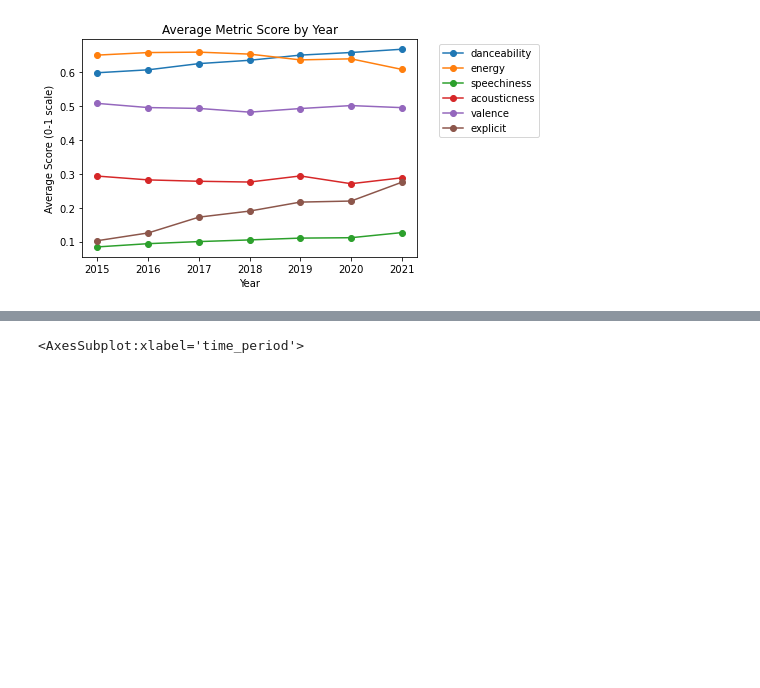
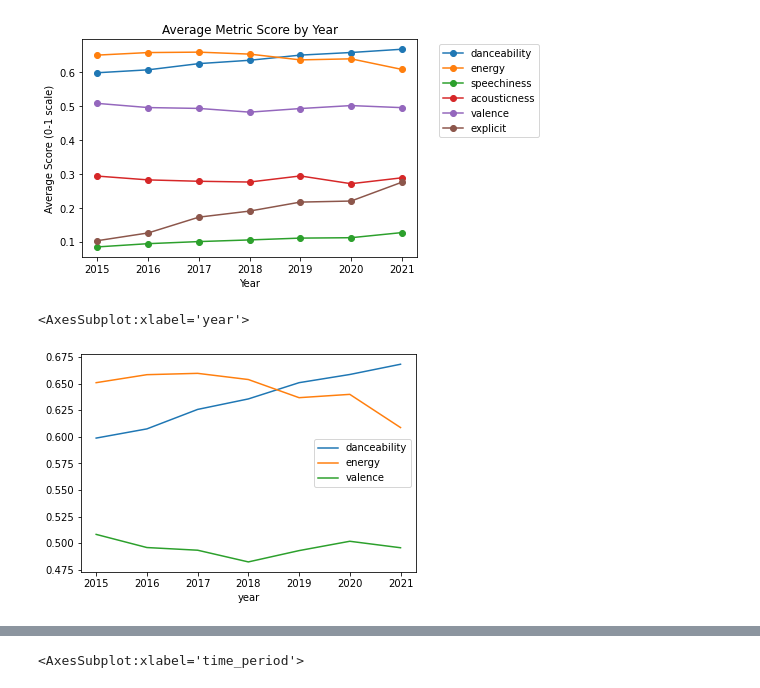
Before and after one commit to sshaughnessy/Project1, a Jupyter notebook: Music_change_by_year.ipynb, the cells around one changed output, grey strips where cells are left out. Saved outputs shown, nothing was run; the diff lists cells and outputs as text; code cells hidden in the pictures; blank space fills up the shorter version.

```diff
--- a/Music_change_by_year.ipynb
+++ b/Music_change_by_year.ipynb
@@ -81,3 +82,10 @@ plt.legend(["danceability", "energy", "speechiness", "acousticness", "valence",
 [figure]
 # %%
 #danceability increasing, energy decreasing, explicit increasing. 3 factors to dig into more
+
+#split into two graphs, top 3 and bottom 3 to better see scale
+discrete_g1 = df.groupby("year").agg({"danceability":"mean", "energy":"mean", "valence":"mean"})
+discrete_g1.plot()
+# %% [output]
+<AxesSubplot:xlabel='year'>
+[figure, added]
```
Also changed, not shown: parts of 29 cells of this notebook.
